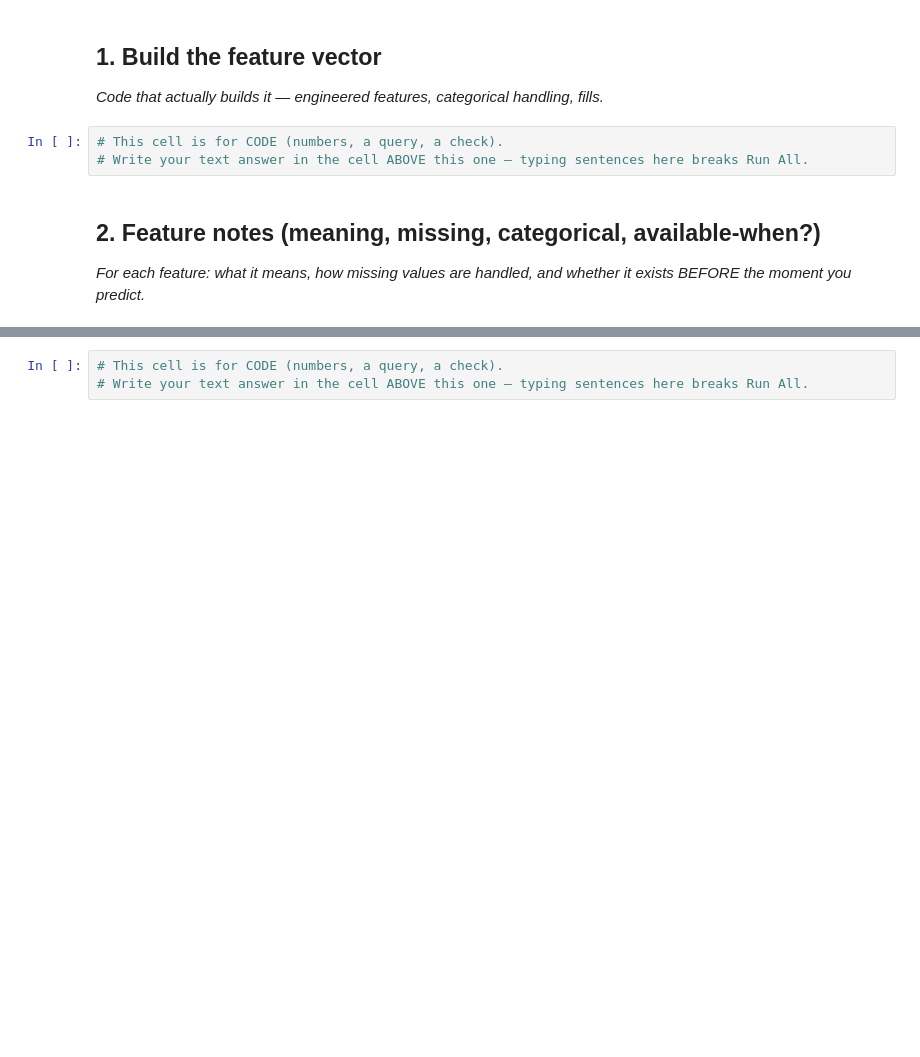
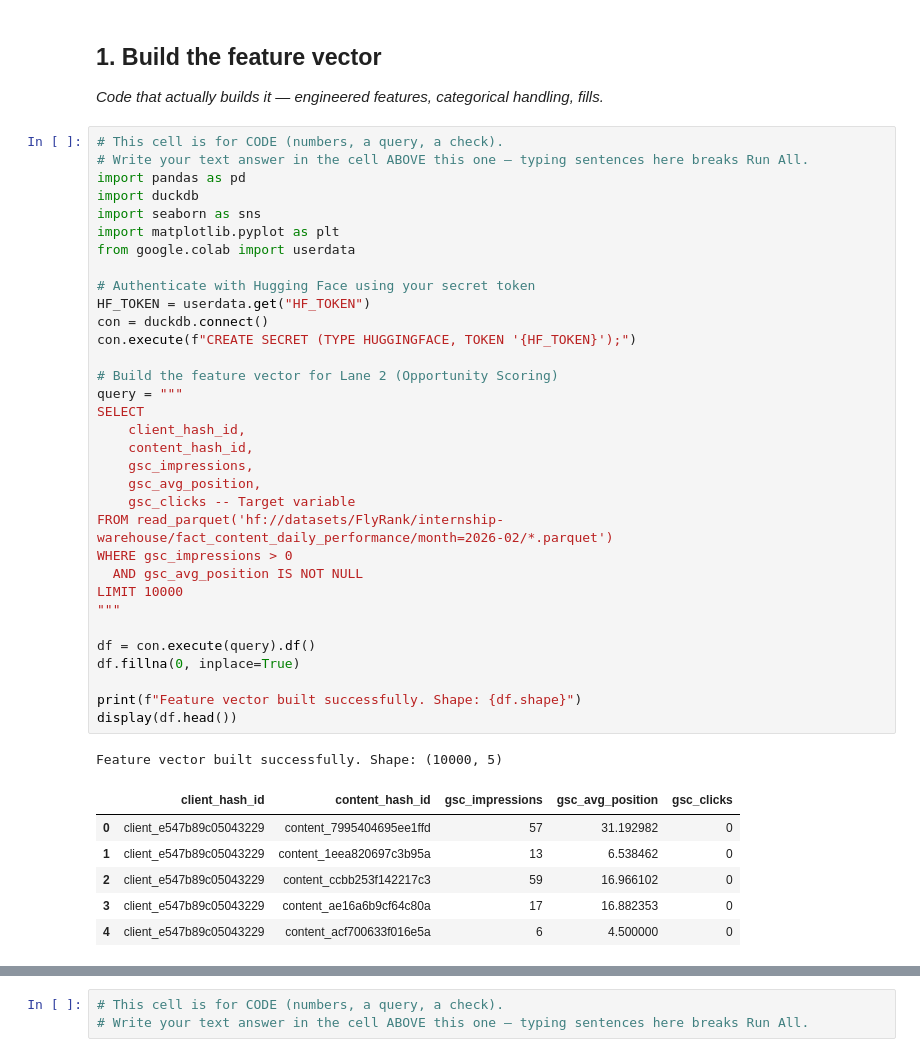
Before and after one commit to murtaza-x/flyrank-repo, a Jupyter notebook: work/notebooks/w03_feature_leakage_check.ipynb, the cells around one changed output, grey strips where cells are left out. Drawn from its saved outputs; the diff is of its cells as text; blank space fills up the shorter version.

```diff
--- a/work/notebooks/w03_feature_leakage_check.ipynb
+++ b/work/notebooks/w03_feature_leakage_check.ipynb
@@ -10,10 +10,44 @@ This skeleton is yours to fill. Work the sections **in order** — each one has
 ## 1. Build the feature vector
 
 *Code that actually builds it — engineered features, categorical handling, fills.*
-# %%
-# This cell is for CODE (numbers, a query, a check).
-# Write your text answer in the cell ABOVE this one — typing sentences here breaks Run All.
-# %% [markdown]
-## 2. Feature notes (meaning, missing, categorical, available-when?)
-
-*For each feature: what it means, how missing values are handled, and whether it exists BEFORE the moment you predict.*
+# %%
+# This cell is for CODE (numbers, a query, a check).
+# Write your text answer in the cell ABOVE this one — typing sentences here breaks Run All.
+import pandas as pd
+import duckdb
+import seaborn as sns
+import matplotlib.pyplot as plt
+from google.colab import userdata
+
+# Authenticate with Hugging Face using your secret token
+HF_TOKEN = userdata.get("HF_TOKEN")
+con = duckdb.connect()
+con.execute(f"CREATE SECRET (TYPE HUGGINGFACE, TOKEN '{HF_TOKEN}');")
+
+# Build the feature vector for Lane 2 (Opportunity Scoring)
+query = """
+SELECT
+    client_hash_id,
+    content_hash_id,
+    gsc_impressions,
+    gsc_avg_position,
+    gsc_clicks -- Target variable
+FROM read_parquet('hf://datasets/FlyRank/internship-warehouse/fact_content_daily_performance/month=2026-02/*.parquet')
+WHERE gsc_impressions > 0
+  AND gsc_avg_position IS NOT NULL
+LIMIT 10000
+"""
+
+df = con.execute(query).df()
+df.fillna(0, inplace=True)
+
+print(f"Feature vector built successfully. Shape: {df.shape}")
+display(df.head())
+# %% [output]
+Feature vector built successfully. Shape: (10000, 5)
+|  | client_hash_id | content_hash_id | gsc_impressions | gsc_avg_position | gsc_clicks |
+| 0 | client_e547b89c05043229 | content_7995404695ee1ffd | 57 | 31.192982 | 0 |
+| 1 | client_e547b89c05043229 | content_1eea820697c3b95a | 13 | 6.538462 | 0 |
+| 2 | client_e547b89c05043229 | content_ccbb253f142217c3 | 59 | 16.966102 | 0 |
+| 3 | client_e547b89c05043229 | content_ae16a6b9cf64c80a | 17 | 16.882353 | 0 |
+| 4 | client_e547b89c05043229 | content_acf700633f016e5a | 6 | 4.500000 | 0 |
```
Also changed, not shown: parts of 7 cells of this notebook.
